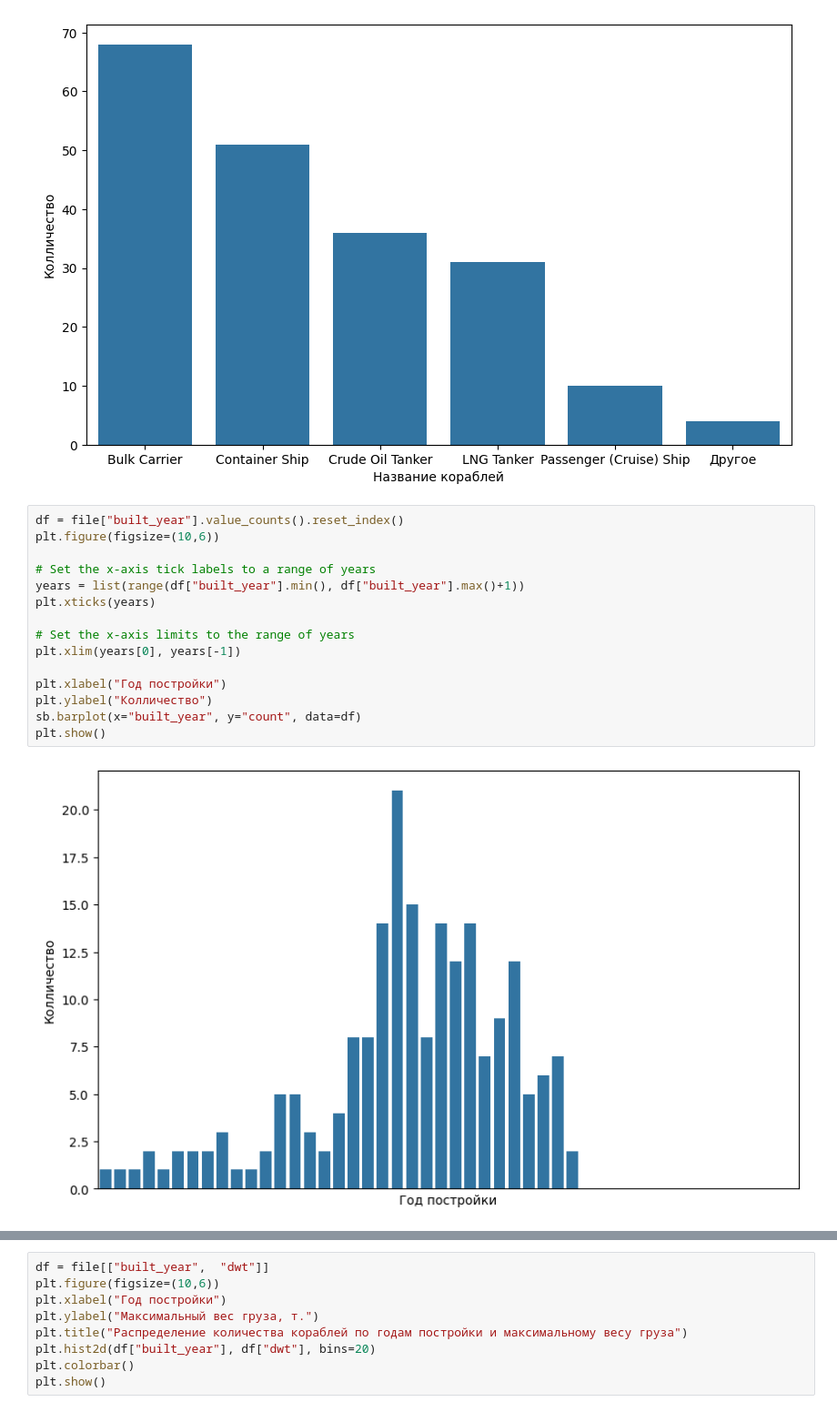
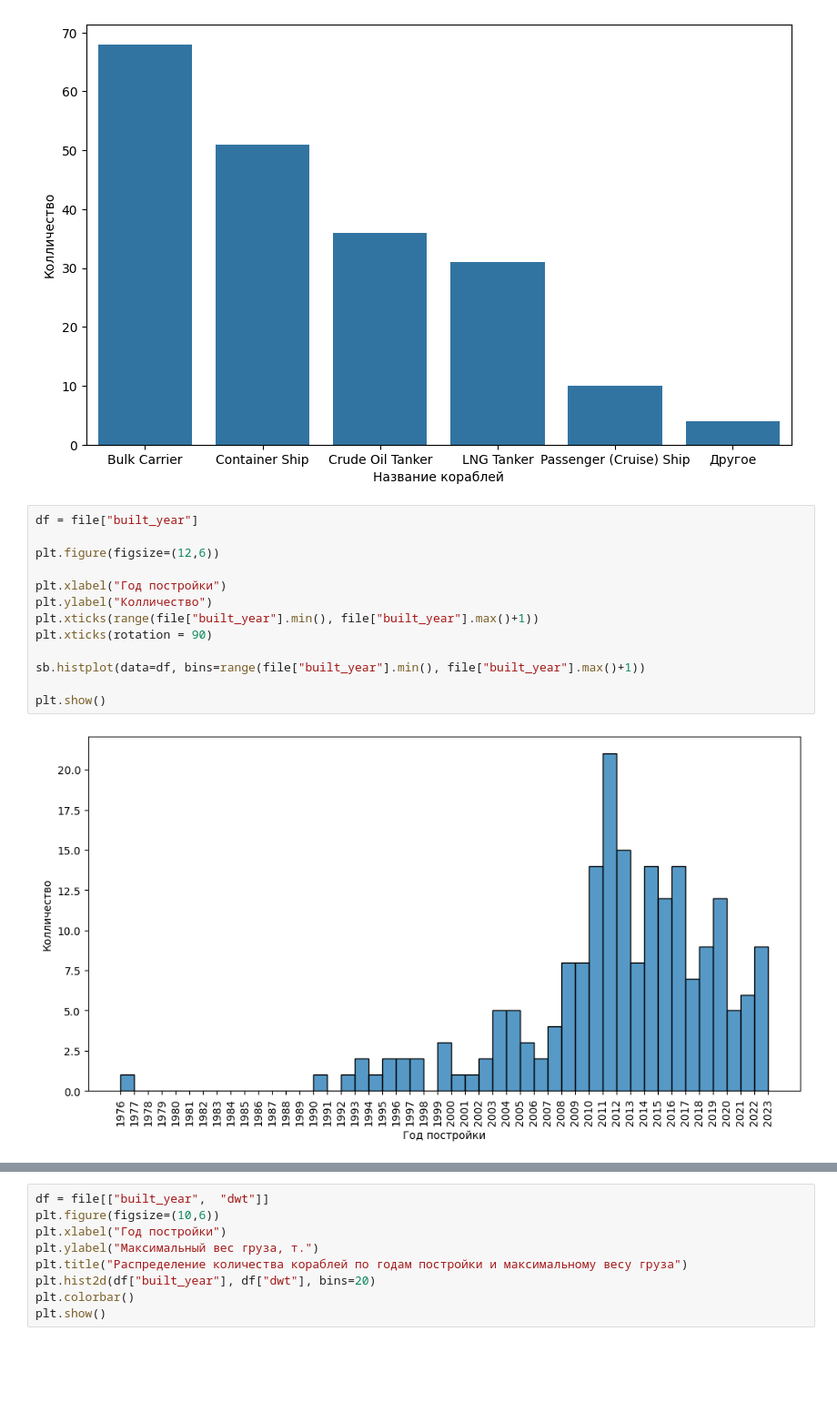
Before and after one commit to kalanimus/PythonLabs, a Jupyter notebook: Lab2/Untitled.ipynb, the cells around one changed output, grey strips where cells are left out. Shown at 91% size. Drawn from its saved outputs; the diff is of its cells as text; blank space fills up the shorter version.

```diff
--- a/Lab2/Untitled.ipynb
+++ b/Lab2/Untitled.ipynb
@@ -28,19 +28,17 @@ plt.show()
 # %% [output]
 [figure]
 # %%
-df = file["built_year"].value_counts().reset_index()
-plt.figure(figsize=(10,6))
+df = file["built_year"]
 
-# Set the x-axis tick labels to a range of years
-years = list(range(df["built_year"].min(), df["built_year"].max()+1))
-plt.xticks(years)
-
-# Set the x-axis limits to the range of years
-plt.xlim(years[0], years[-1])
+plt.figure(figsize=(12,6))
 
 plt.xlabel("Год постройки")
 plt.ylabel("Колличество")
-sb.barplot(x="built_year", y="count", data=df)
+plt.xticks(range(file["built_year"].min(), file["built_year"].max()+1))
+plt.xticks(rotation = 90)
+
+sb.histplot(data=df, bins=range(file["built_year"].min(), file["built_year"].max()+1))
+
 plt.show()
 # %% [output]
-[figure, old version]
+[figure, new version]
```
Also changed, not shown: parts of 1 cell of this notebook, 1 other file.
